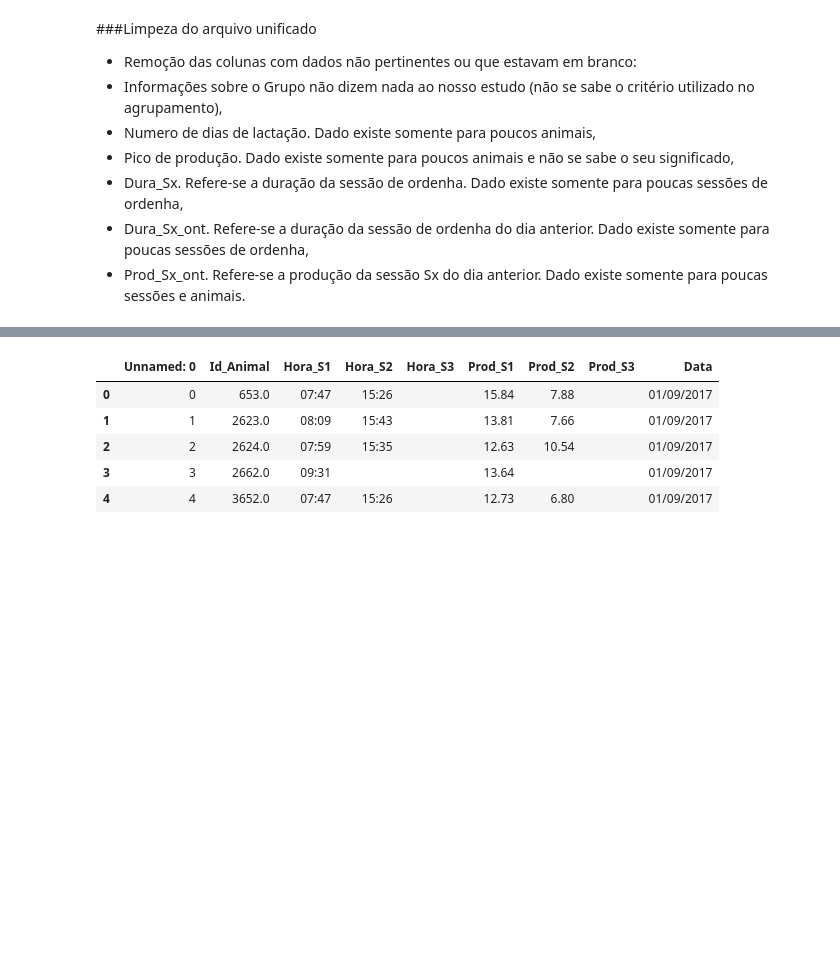
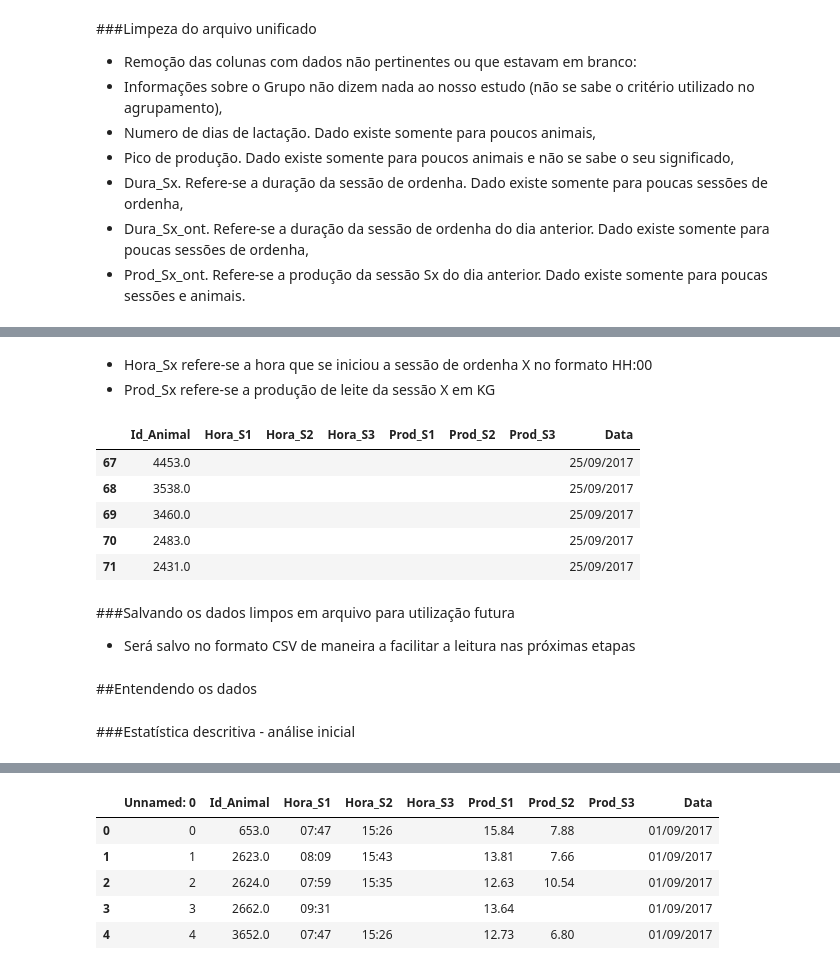
Before and after one commit to InstitutodaVinci3/vancouver, a Jupyter notebook: Producao_Diaria.ipynb, the cells around one changed output, grey strips where cells are left out. Saved outputs shown, nothing was run; the diff lists cells and outputs as text; code cells hidden in the pictures; blank space fills up the shorter version.

```diff
--- a/Producao_Diaria.ipynb
+++ b/Producao_Diaria.ipynb
@@ -118,3 +139,13 @@ Prod_Dia_df.head()
+# %% [markdown]
+- Hora_Sx refere-se a hora que se iniciou a sessão de ordenha X no formato HH:00
+- Prod_Sx refere-se a produção de leite da sessão X em KG
 # %%
-# Extraindo as últimas linhas do arquivo
-Prod_Dia_df.tail()
+# Exibindo as últimas linhas do arquivo
+Prod_Dia_limpo_df.tail()
+# %% [output]
+|  | Id_Animal | Hora_S1 | Hora_S2 | Hora_S3 | Prod_S1 | Prod_S2 | Prod_S3 | Data |
+| 67 | 4453.0 |  |  |  |  |  |  | 25/09/2017 |
+| 68 | 3538.0 |  |  |  |  |  |  | 25/09/2017 |
+| 69 | 3460.0 |  |  |  |  |  |  | 25/09/2017 |
+| 70 | 2483.0 |  |  |  |  |  |  | 25/09/2017 |
+| 71 | 2431.0 |  |  |  |  |  |  | 25/09/2017 |
@@ -123 +152,4 @@ Prod_Dia_df.tail()
+# %% [markdown]
+###Salvando os dados limpos em arquivo para utilização futura
+- Será salvo no formato CSV de maneira a facilitar a leitura nas próximas etapas
 # %%
@@ -125 +157,5 @@ Prod_Dia_df.tail()
 Prod_Dia_df.to_csv("/content/drive/MyDrive/MedMep/Prod_Diaria/Prod_Diaria_Unificado.csv")
+# %% [markdown]
+##Entendendo os dados
+# %% [markdown]
+###Estatística descritiva - análise inicial
```
Also changed, not shown: parts of 11 cells of this notebook.
